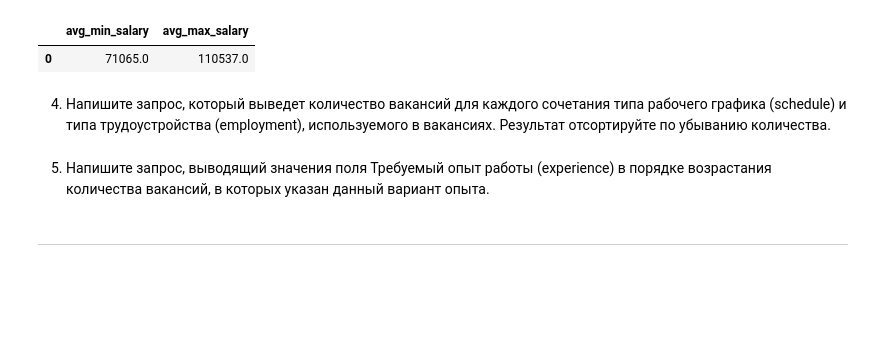
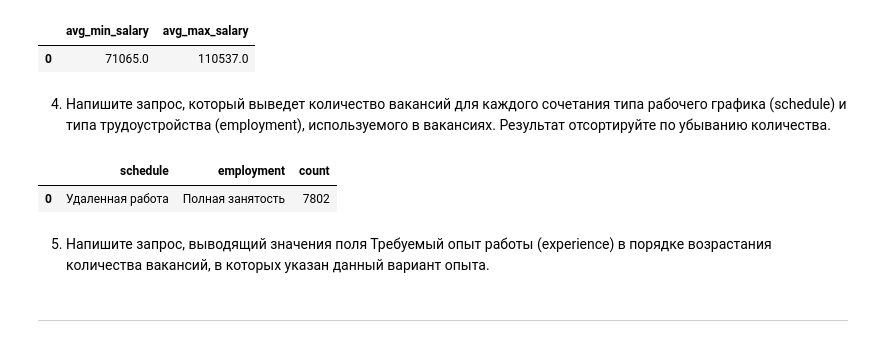
Before and after one commit to AlexeyLukovnikov/sf_data_science, a Jupyter notebook: BLOCK2_PROJECT-2/Project_2.ipynb, the cells around one changed output. Saved outputs shown, nothing was run; the diff lists cells and outputs as text; code cells hidden in the pictures; blank space fills up the shorter version.

```diff
--- a/BLOCK2_PROJECT-2/Project_2.ipynb
+++ b/BLOCK2_PROJECT-2/Project_2.ipynb
@@ -142,6 +142,13 @@ display(
 # %% [markdown]
 4. Напишите запрос, который выведет количество вакансий для каждого сочетания типа рабочего графика (schedule) и типа трудоустройства (employment), используемого в вакансиях. Результат отсортируйте по убыванию количества.
 # %%
-# текст запроса
+display(
+    pd.read_sql_query('''
+        select schedule, employment, count(*)  from vacancies group by 1, 2 order by 3 desc offset 1 limit 1
+    ''', connection)
+)
+# %% [output]
+|  | schedule | employment | count |
+| 0 | Удаленная работа | Полная занятость | 7802 |
 # %%
 # результат запроса
```
Also changed, not shown: parts of 1 cell of this notebook.
